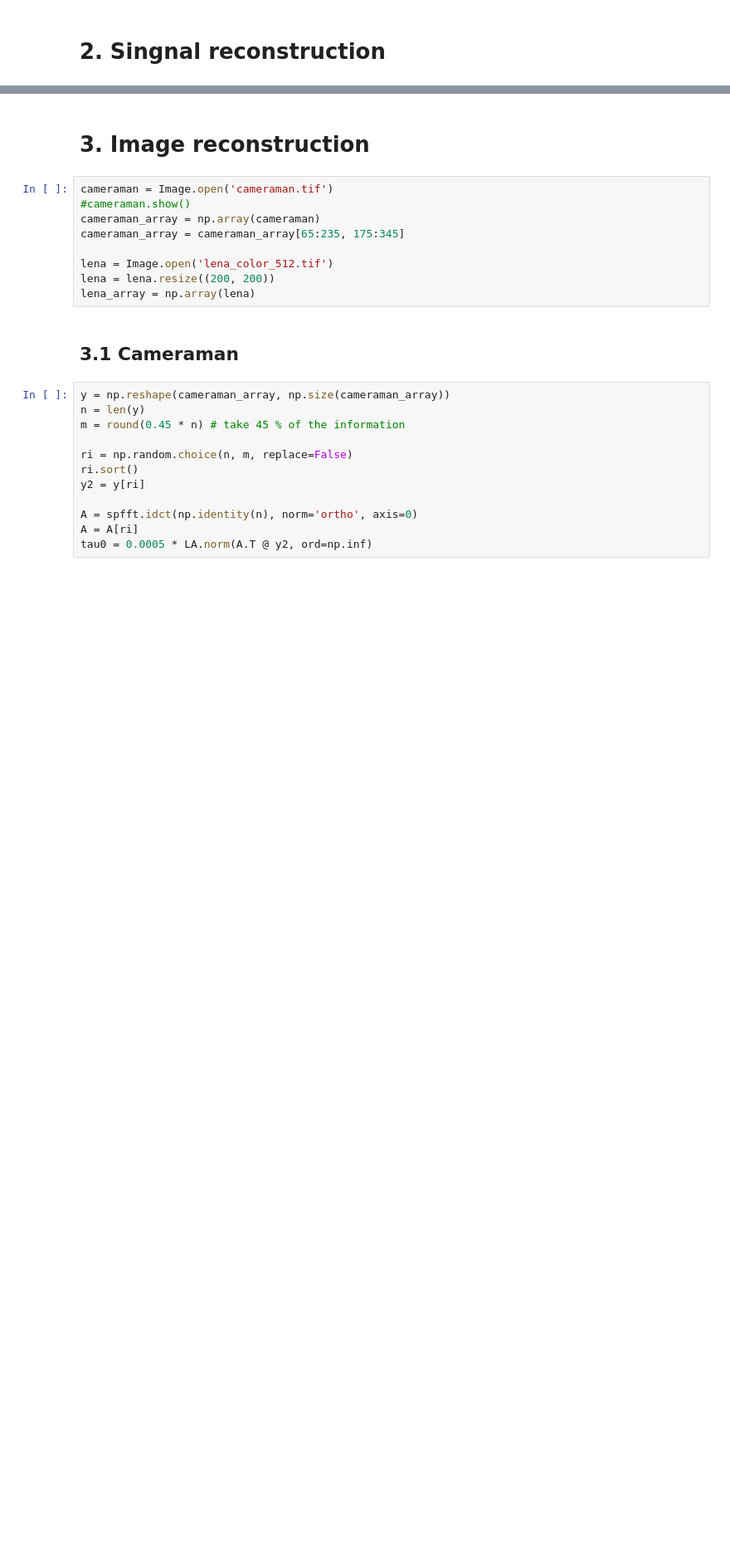
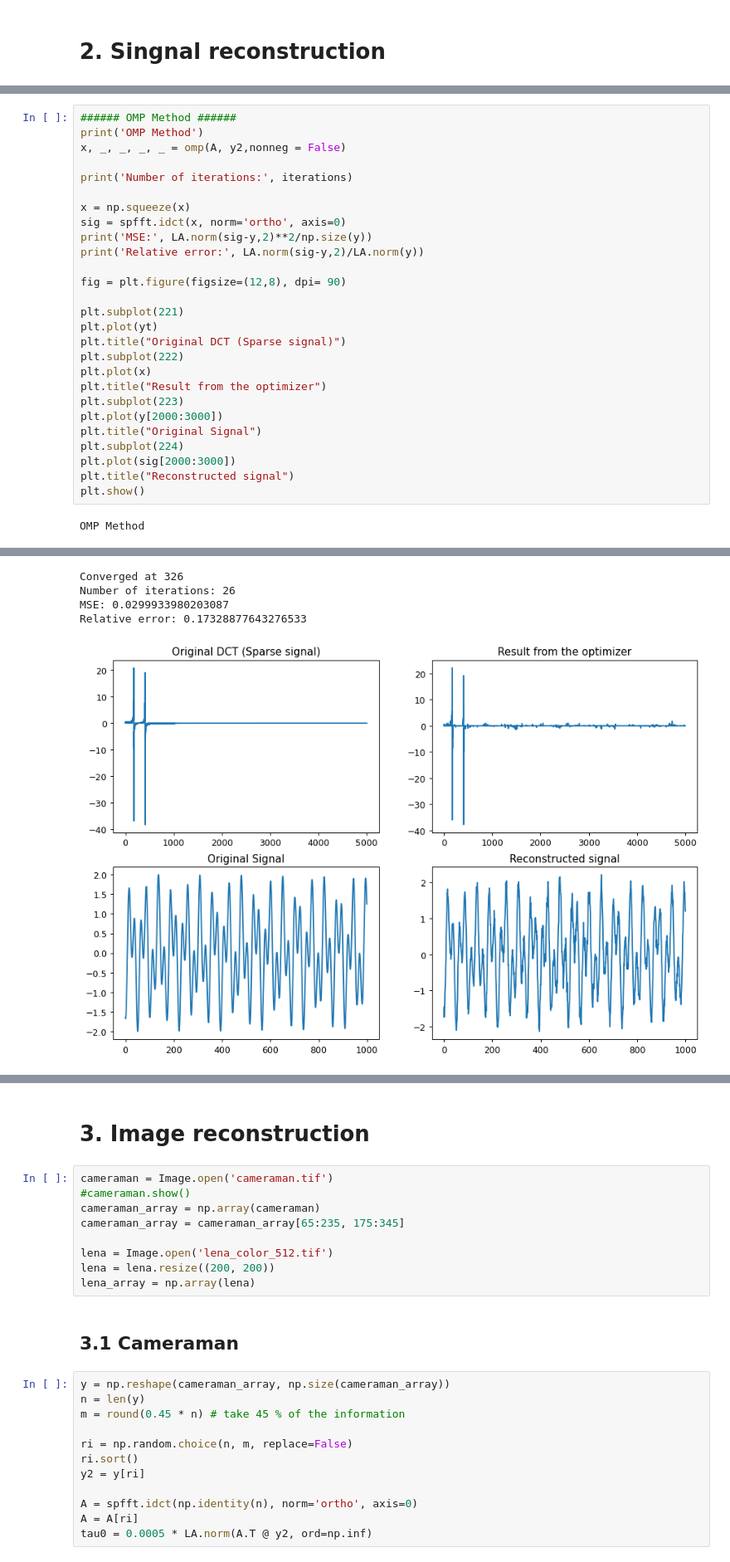
Before and after one commit to mapolinario94/CS520_Project_CompressiveSensing, a Jupyter notebook: comparison.ipynb, the cells around one changed output, grey strips where cells are left out. Shown at 83% size. Drawn from its saved outputs; the diff is of its cells as text; blank space fills up the shorter version.

```diff
--- a/comparison.ipynb
+++ b/comparison.ipynb
@@ -622,0 +624,29 @@ plt.show()
+# %%
+###### OMP Method ######
+print('OMP Method')
+x, _, _, _, _ = omp(A, y2,nonneg = False)
+
+print('Number of iterations:', iterations)
+
+x = np.squeeze(x)
+sig = spfft.idct(x, norm='ortho', axis=0)
+print('MSE:', LA.norm(sig-y,2)**2/np.size(y))
+print('Relative error:', LA.norm(sig-y,2)/LA.norm(y))
+
+fig = plt.figure(figsize=(12,8), dpi= 90)
+
+plt.subplot(221)
+plt.plot(yt)
+plt.title("Original DCT (Sparse signal)")
+plt.subplot(222)
+plt.plot(x)
+plt.title("Result from the optimizer")
+plt.subplot(223)
+plt.plot(y[2000:3000])
+plt.title("Original Signal")
+plt.subplot(224)
+plt.plot(sig[2000:3000])
+plt.title("Reconstructed signal")
+plt.show()
+# %% [output]
+OMP Method
@@ -622,0 +655,5 @@ plt.show()
+Converged at 326
+Number of iterations: 26
+MSE: 0.0299933980203087
+Relative error: 0.17328877643276533
+[figure, added]
```
Also changed, not shown: parts of 5 cells of this notebook.
